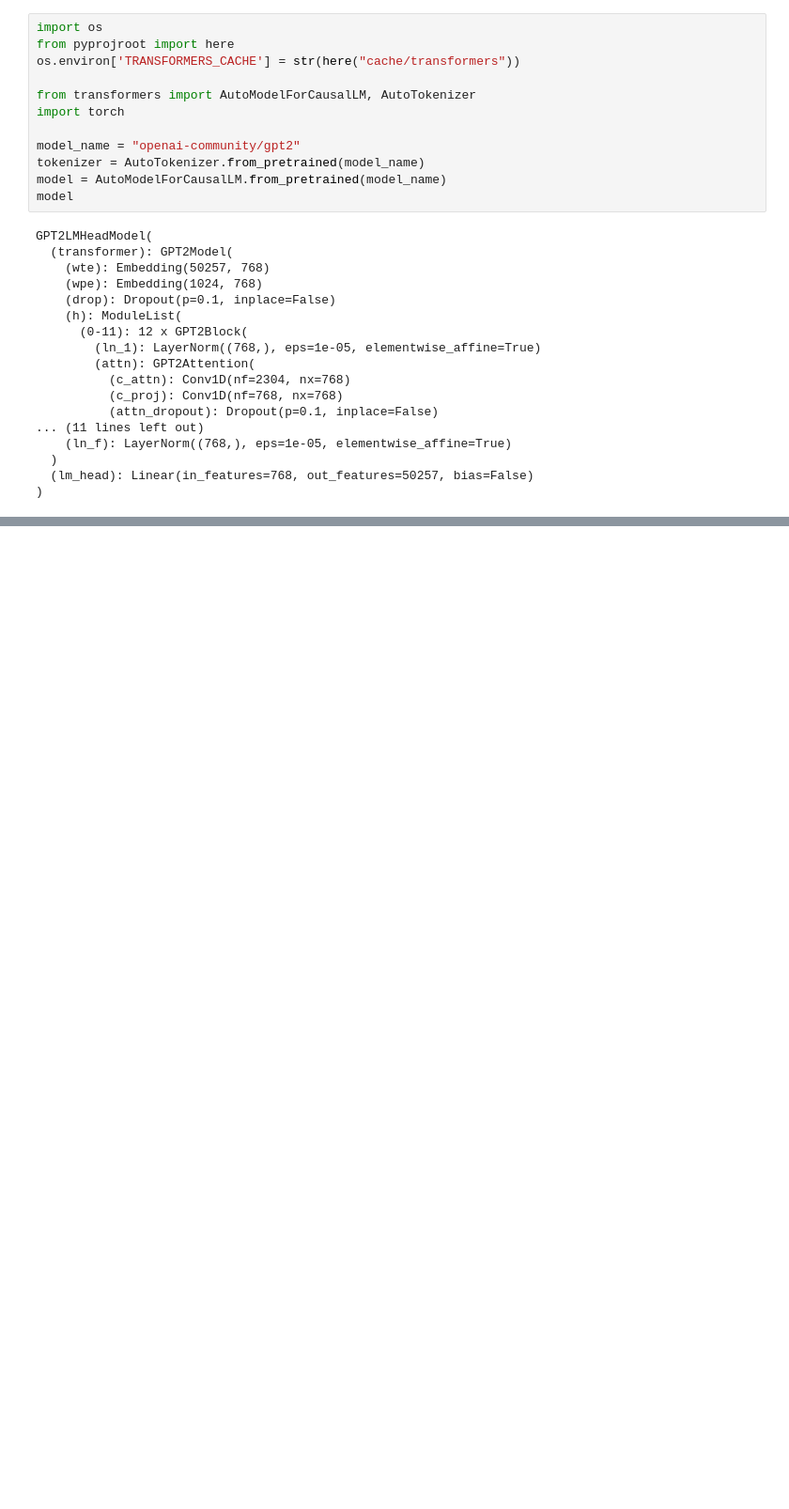
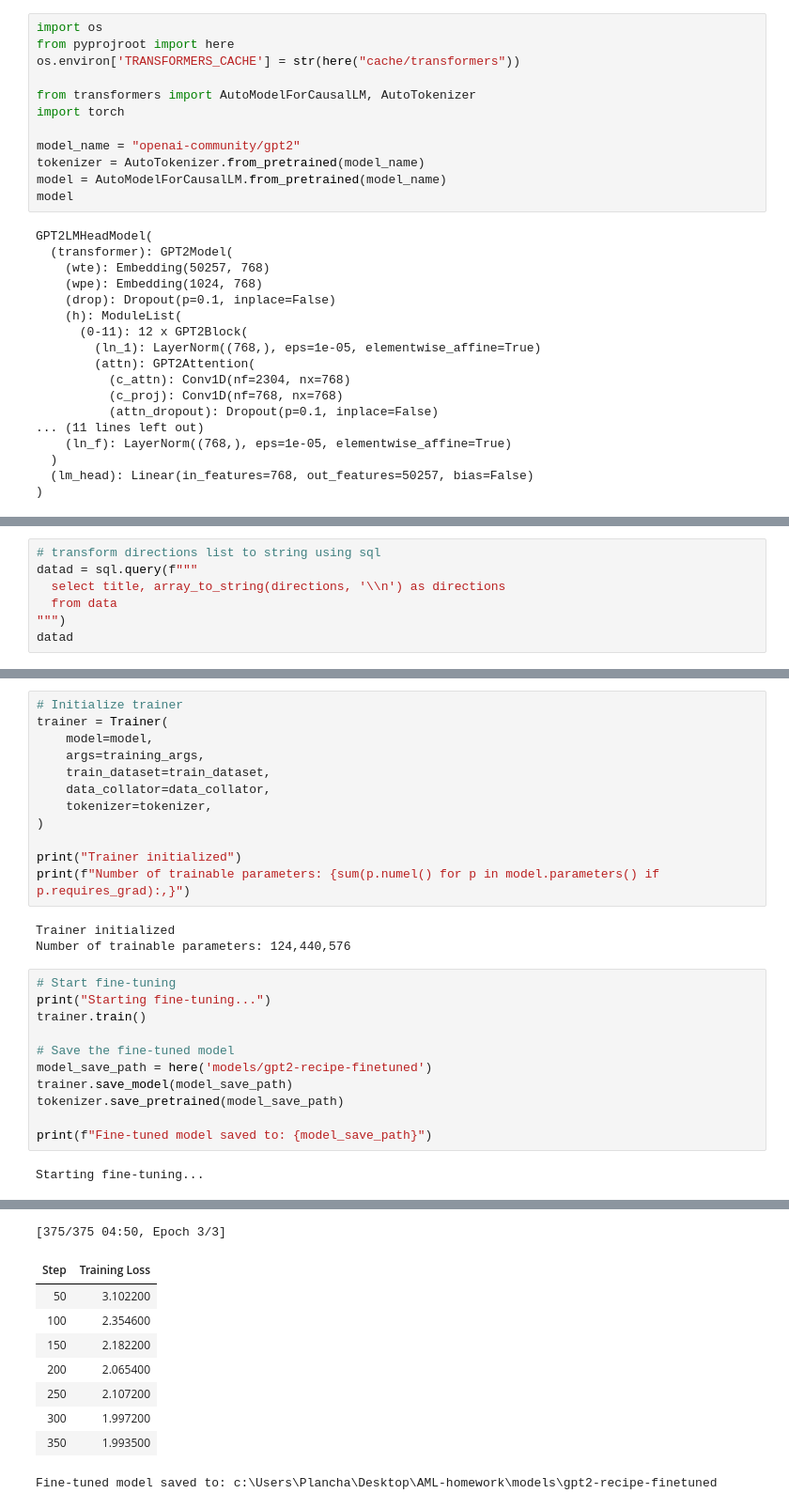
Before and after one commit to notPlancha/AML-homework, a Jupyter notebook: src/complementary/finetune_gpt2.ipynb, the cells around one changed output, grey strips where cells are left out. Shown: that part at 94% size. Drawn from its saved outputs; the diff is of its cells as text; blank space fills up the shorter version.

```diff
--- a/src/complementary/finetune_gpt2.ipynb
+++ b/src/complementary/finetune_gpt2.ipynb
@@ -61,0 +95,7 @@ Researchers from the University of Cambridge, the University of
+# %%
+# transform directions list to string using sql
+datad = sql.query(f"""
+  select title, array_to_string(directions, '\\n') as directions
+  from data
+""")
+datad
@@ -61,0 +216,28 @@ Researchers from the University of Cambridge, the University of
+# %%
+# Initialize trainer
+trainer = Trainer(
+    model=model,
+    args=training_args,
+    train_dataset=train_dataset,
+    data_collator=data_collator,
+    tokenizer=tokenizer,
+)
+
+print("Trainer initialized")
+print(f"Number of trainable parameters: {sum(p.numel() for p in model.parameters() if p.requires_grad):,}")
+# %% [output]
+Trainer initialized
+Number of trainable parameters: 124,440,576
+# %%
+# Start fine-tuning
+print("Starting fine-tuning...")
+trainer.train()
+
+# Save the fine-tuned model
+model_save_path = here('models/gpt2-recipe-finetuned')
+trainer.save_model(model_save_path)
+tokenizer.save_pretrained(model_save_path)
+
+print(f"Fine-tuned model saved to: {model_save_path}")
+# %% [output]
+Starting fine-tuning...
@@ -61,0 +245,10 @@ Researchers from the University of Cambridge, the University of
+[375/375 04:50, Epoch 3/3]
+| Step | Training Loss |
+| 50 | 3.102200 |
+| 100 | 2.354600 |
+| 150 | 2.182200 |
+| 200 | 2.065400 |
+| 250 | 2.107200 |
+| 300 | 1.997200 |
+| 350 | 1.993500 |
+Fine-tuned model saved to: c:\Users\Plancha\Desktop\AML-homework\models\gpt2-recipe-finetuned
```
Also changed, not shown: parts of 9 cells of this notebook, 2 other files.
